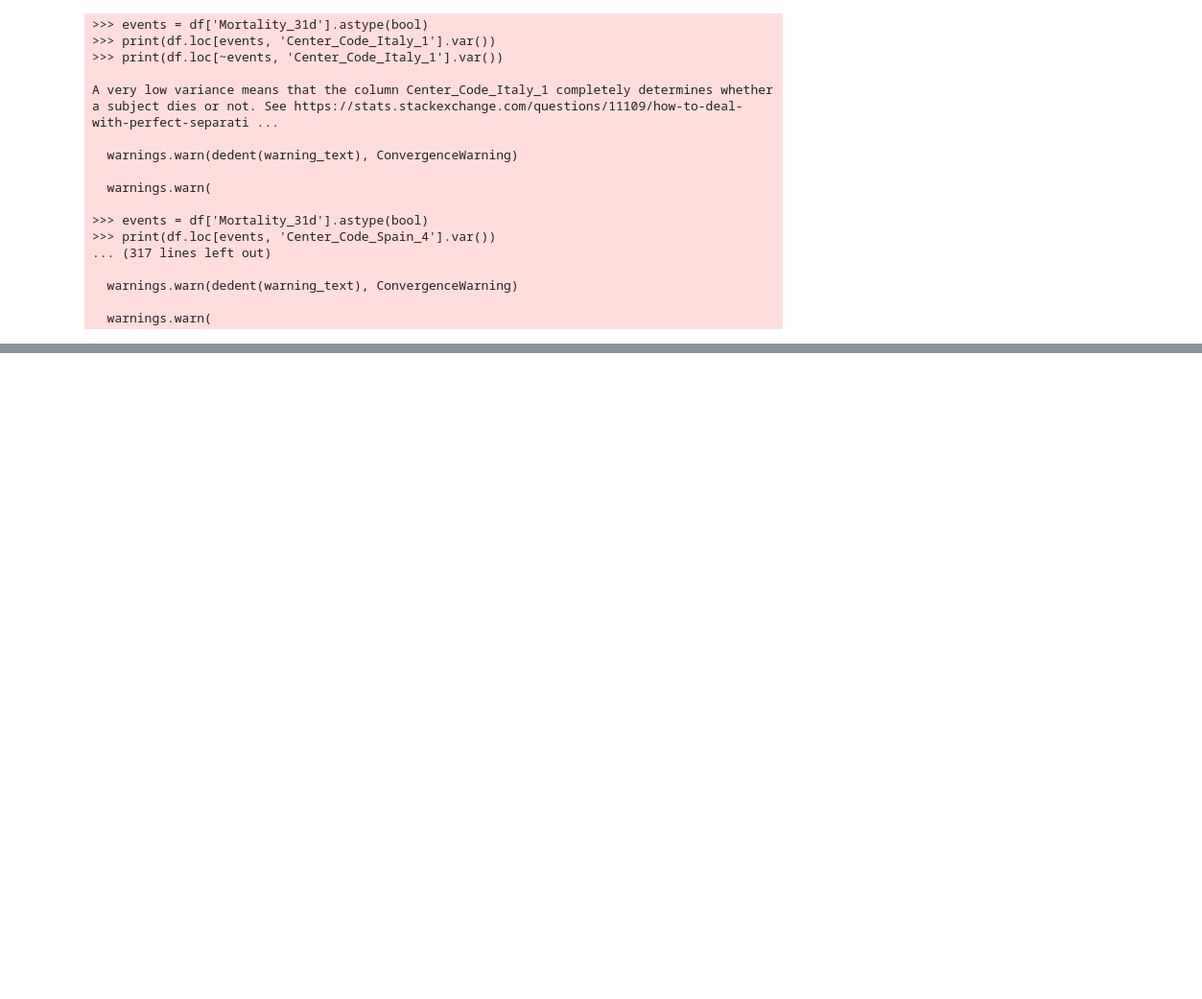
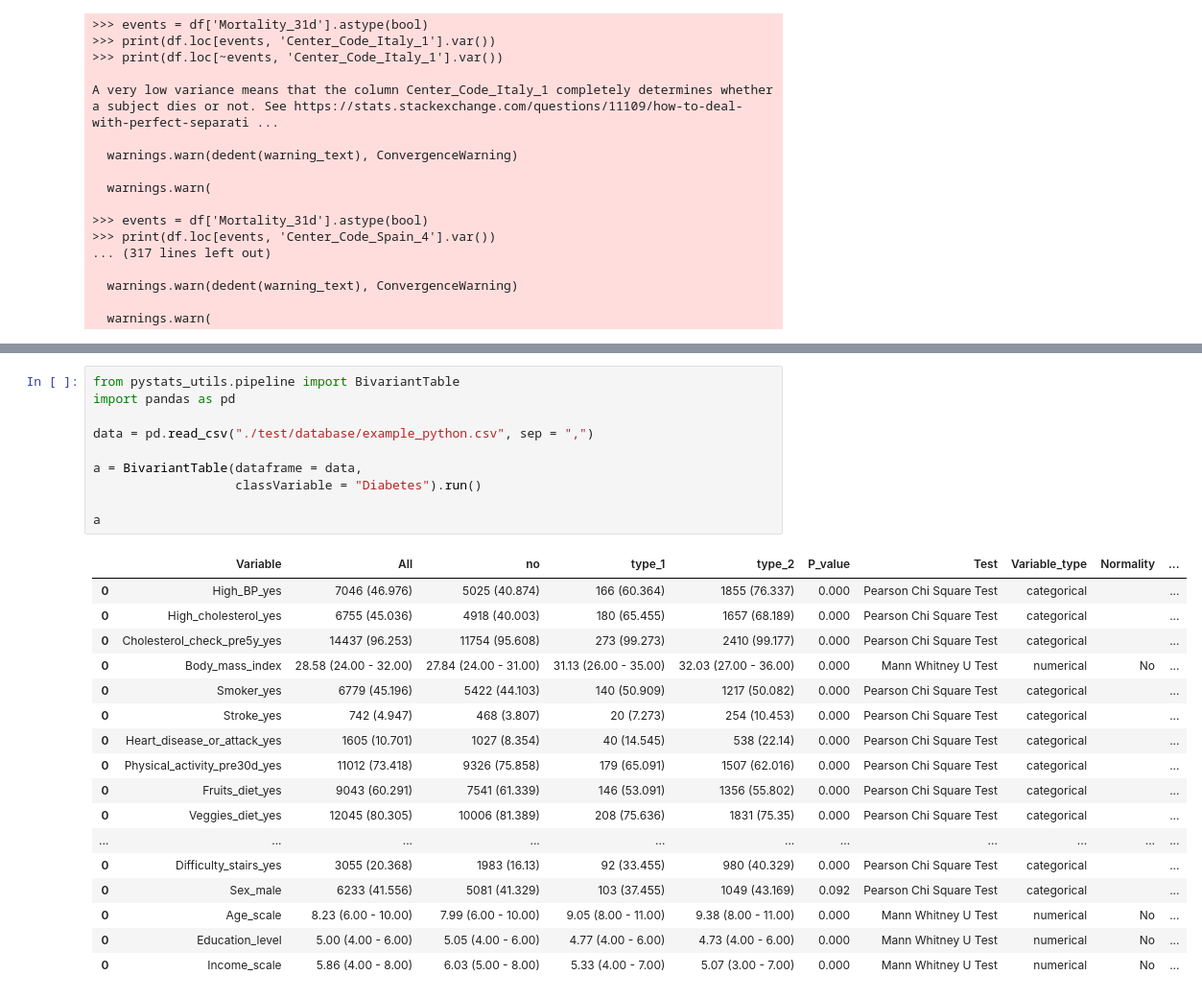
Before and after one commit to JuantonioMS/pystats_utils_base, a Jupyter notebook: test.ipynb, the cells around one changed output, grey strips where cells are left out. Shown at 96% size. Saved outputs shown, nothing was run; the diff lists cells and outputs as text; blank space fills up the shorter version.

Commit message:
Implemented test

```diff
--- a/test.ipynb
+++ b/test.ipynb
@@ -487,0 +508,28 @@ A very low variance means that the column Center_Code_Italy_1 completely determi
+# %%
+from pystats_utils.pipeline import BivariantTable
+import pandas as pd
+
+data = pd.read_csv("./test/database/example_python.csv", sep = ",")
+
+a = BivariantTable(dataframe = data,
+                   classVariable = "Diabetes").run()
+
+a
+# %% [output]
+|  | Variable | All | no | type_1 | type_2 | P_value | Test | Variable_type | Normality | ... |
+| 0 | High_BP_yes | 7046 (46.976) | 5025 (40.874) | 166 (60.364) | 1855 (76.337) | 0.000 | Pearson Chi Square Test | categorical |  | ... |
+| 0 | High_cholesterol_yes | 6755 (45.036) | 4918 (40.003) | 180 (65.455) | 1657 (68.189) | 0.000 | Pearson Chi Square Test | categorical |  | ... |
+| 0 | Cholesterol_check_pre5y_yes | 14437 (96.253) | 11754 (95.608) | 273 (99.273) | 2410 (99.177) | 0.000 | Pearson Chi Square Test | categorical |  | ... |
+| 0 | Body_mass_index | 28.58 (24.00 - 32.00) | 27.84 (24.00 - 31.00) | 31.13 (26.00 - 35.00) | 32.03 (27.00 - 36.00) | 0.000 | Mann Whitney U Test | numerical | No | ... |
+| 0 | Smoker_yes | 6779 (45.196) | 5422 (44.103) | 140 (50.909) | 1217 (50.082) | 0.000 | Pearson Chi Square Test | categorical |  | ... |
+| 0 | Stroke_yes | 742 (4.947) | 468 (3.807) | 20 (7.273) | 254 (10.453) | 0.000 | Pearson Chi Square Test | categorical |  | ... |
+| 0 | Heart_disease_or_attack_yes | 1605 (10.701) | 1027 (8.354) | 40 (14.545) | 538 (22.14) | 0.000 | Pearson Chi Square Test | categorical |  | ... |
+| 0 | Physical_activity_pre30d_yes | 11012 (73.418) | 9326 (75.858) | 179 (65.091) | 1507 (62.016) | 0.000 | Pearson Chi Square Test | categorical |  | ... |
+| 0 | Fruits_diet_yes | 9043 (60.291) | 7541 (61.339) | 146 (53.091) | 1356 (55.802) | 0.000 | Pearson Chi Square Test | categorical |  | ... |
+| 0 | Veggies_diet_yes | 12045 (80.305) | 10006 (81.389) | 208 (75.636) | 1831 (75.35) | 0.000 | Pearson Chi Square Test | categorical |  | ... |
+| ... | ... | ... | ... | ... | ... | ... | ... | ... | ... | ... |
+| 0 | Difficulty_stairs_yes | 3055 (20.368) | 1983 (16.13) | 92 (33.455) | 980 (40.329) | 0.000 | Pearson Chi Square Test | categorical |  | ... |
+| 0 | Sex_male | 6233 (41.556) | 5081 (41.329) | 103 (37.455) | 1049 (43.169) | 0.092 | Pearson Chi Square Test | categorical |  | ... |
+| 0 | Age_scale | 8.23 (6.00 - 10.00) | 7.99 (6.00 - 10.00) | 9.05 (8.00 - 11.00) | 9.38 (8.00 - 11.00) | 0.000 | Mann Whitney U Test | numerical | No | ... |
+| 0 | Education_level | 5.00 (4.00 - 6.00) | 5.05 (4.00 - 6.00) | 4.77 (4.00 - 6.00) | 4.73 (4.00 - 6.00) | 0.000 | Mann Whitney U Test | numerical | No | ... |
+| 0 | Income_scale | 5.86 (4.00 - 8.00) | 6.03 (5.00 - 8.00) | 5.33 (4.00 - 7.00) | 5.07 (3.00 - 7.00) | 0.000 | Mann Whitney U Test | numerical | No | ... |
```
Also changed, not shown: parts of 3 cells of this notebook, 26 other files.
